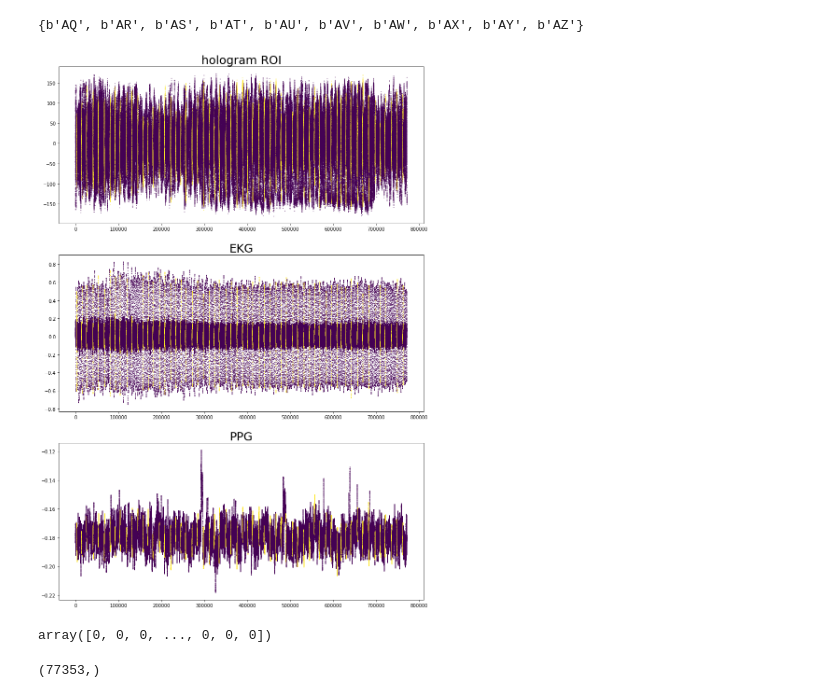
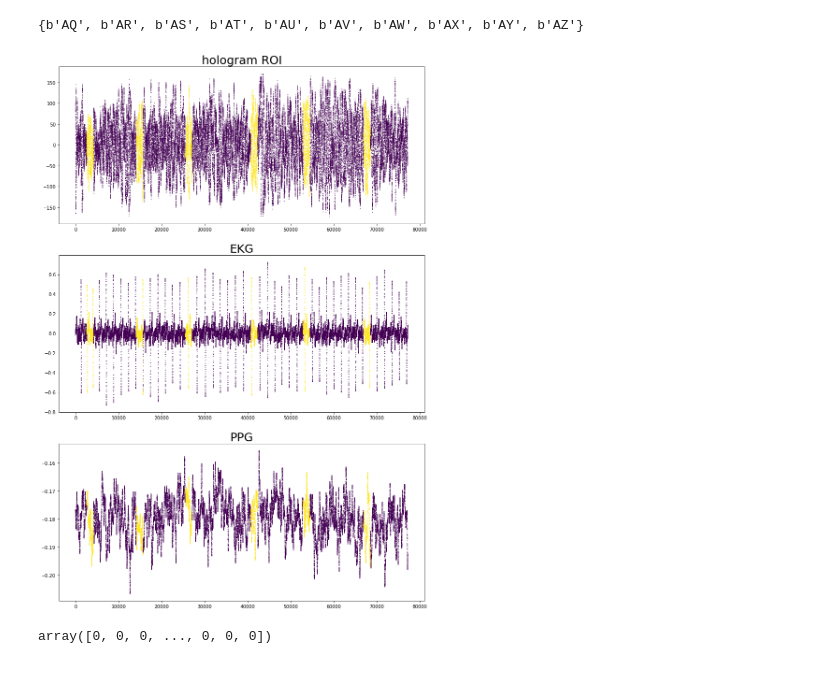
Before and after one commit to jshinm/hologram-biometric-signal-parsing, a Jupyter notebook: MindX.ipynb, the cells around one changed output. Cells and saved outputs as stored; diff of their text form; code cells hidden in the pictures.

```diff
--- a/MindX.ipynb
+++ b/MindX.ipynb
@@ -172,25 +176,23 @@ t = np.array(ds1[2])+0
 # %%
-t_i = np.arange(0,len(ds1[1]))
+aq = np.array(ds1[3]) == bytes(b'AQ')
+
+t_i = np.arange(0,np.array(ds1[1])[aq].size)
+t = np.array(ds1[2])[aq]+0
 
 fig, (ax1,ax2,ax3) = plt.subplots(3,1, figsize=(14,7*3))
-# plt.figure(figsize=(14,7))
 
-# plt.scatter(t_i, ds1[4], ls='-', marker='.', s=1, c=t)
-# plt.scatter(t_i, ds1[5], ls='-', marker='.', s=1, c=t)
-# plt.scatter(t_i, ds1[6], ls='-', marker='.', s=1 ,c=t)
-
-ax1.scatter(t_i, ds1[6], ls='-', marker='.', s=1, c=t)
-ax2.scatter(t_i, ds1[4], ls='-', marker='.', s=1, c=t)
-ax3.scatter(t_i, ds1[5], ls='-', marker='.', s=1, c=t)
+ax1.scatter(t_i, np.array(ds1[6])[aq], ls='-', marker='.', s=1, c=t)
+ax2.scatter(t_i, np.array(ds1[4])[aq], ls='-', marker='.', s=1, c=t)
+ax3.scatter(t_i, np.array(ds1[5])[aq], ls='-', marker='.', s=1, c=t)
 
 labels = ['hologram ROI', 'EKG', 'PPG']
 
 for i, lab in enumerate((ax1,ax2,ax3)):
     lab.set_title(labels[i], fontsize=25)
 
 fig.savefig('data_visualization.png', bbox_inches='tight')
 # %% [output]
-[figure, old version]
+[figure, new version]
 # %%
 # abnormality in time variable
 # fig, (ax1) = plt.subplots(1,1, figsize=(10,5))
@@ -215,11 +217,6 @@ new_ds[2] = new_ds[2] + 0
 new_ds[2]
 # %% [output]
 array([0, 0, 0, ..., 0, 0, 0])
-# %%
-# length of one session
-new_ds[1][idx].shape
-# %% [output]
-(77353,)
 # %%
 # data, time, stimulus, dataset, ekg, ppg
 ds_by_session = [[] for i in range(10)]
```
Also changed, not shown: parts of 24 cells of this notebook.
